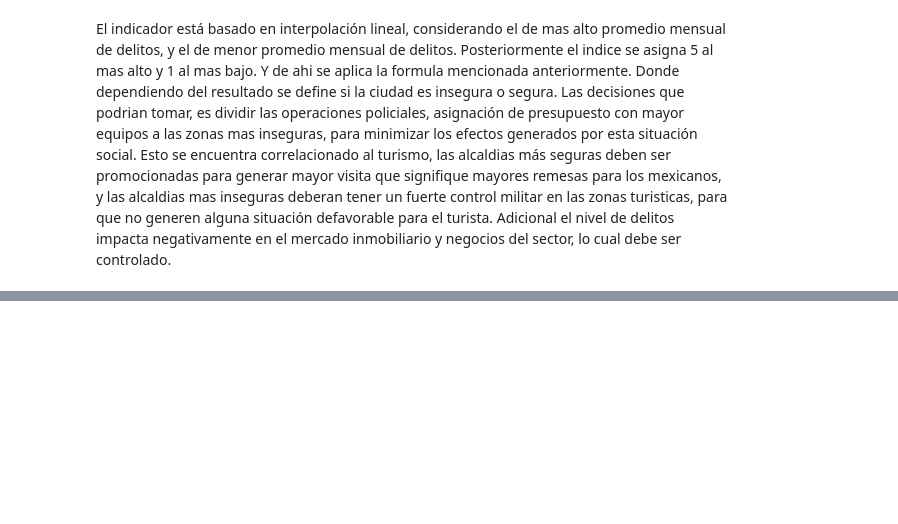
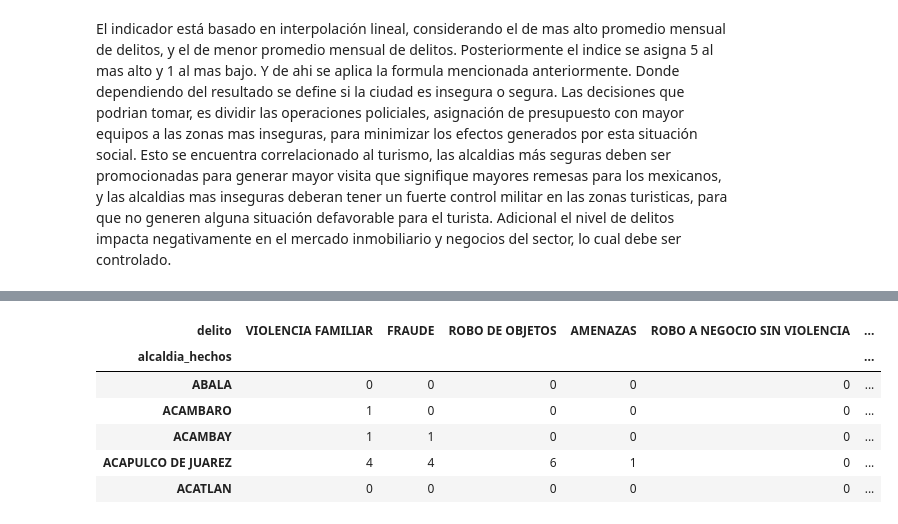
Before and after one commit to rmoracode/examenopi, a Jupyter notebook: ExamenOPI.ipynb, the cells around one changed output, grey strips where cells are left out. Saved outputs shown, nothing was run; the diff lists cells and outputs as text; code cells hidden in the pictures; blank space fills up the shorter version.

```diff
--- a/ExamenOPI.ipynb
+++ b/ExamenOPI.ipynb
@@ -683,0 +717,12 @@ El indicador está basado en interpolación lineal, considerando el de mas alto
+# %%
+#filtro el contenido dejando solo las columnas seleccionadas
+df_cluster = df_cluster[features]
+df_cluster.head()
+# %% [output]
+| delito | VIOLENCIA FAMILIAR | FRAUDE | ROBO DE OBJETOS | AMENAZAS | ROBO A NEGOCIO SIN VIOLENCIA | ... |
+| alcaldia_hechos |  |  |  |  |  | ... |
+| ABALA | 0 | 0 | 0 | 0 | 0 | ... |
+| ACAMBARO | 1 | 0 | 0 | 0 | 0 | ... |
+| ACAMBAY | 1 | 1 | 0 | 0 | 0 | ... |
+| ACAPULCO DE JUAREZ | 4 | 4 | 6 | 1 | 0 | ... |
+| ACATLAN | 0 | 0 | 0 | 0 | 0 | ... |
```
Also changed, not shown: parts of 25 cells of this notebook.
